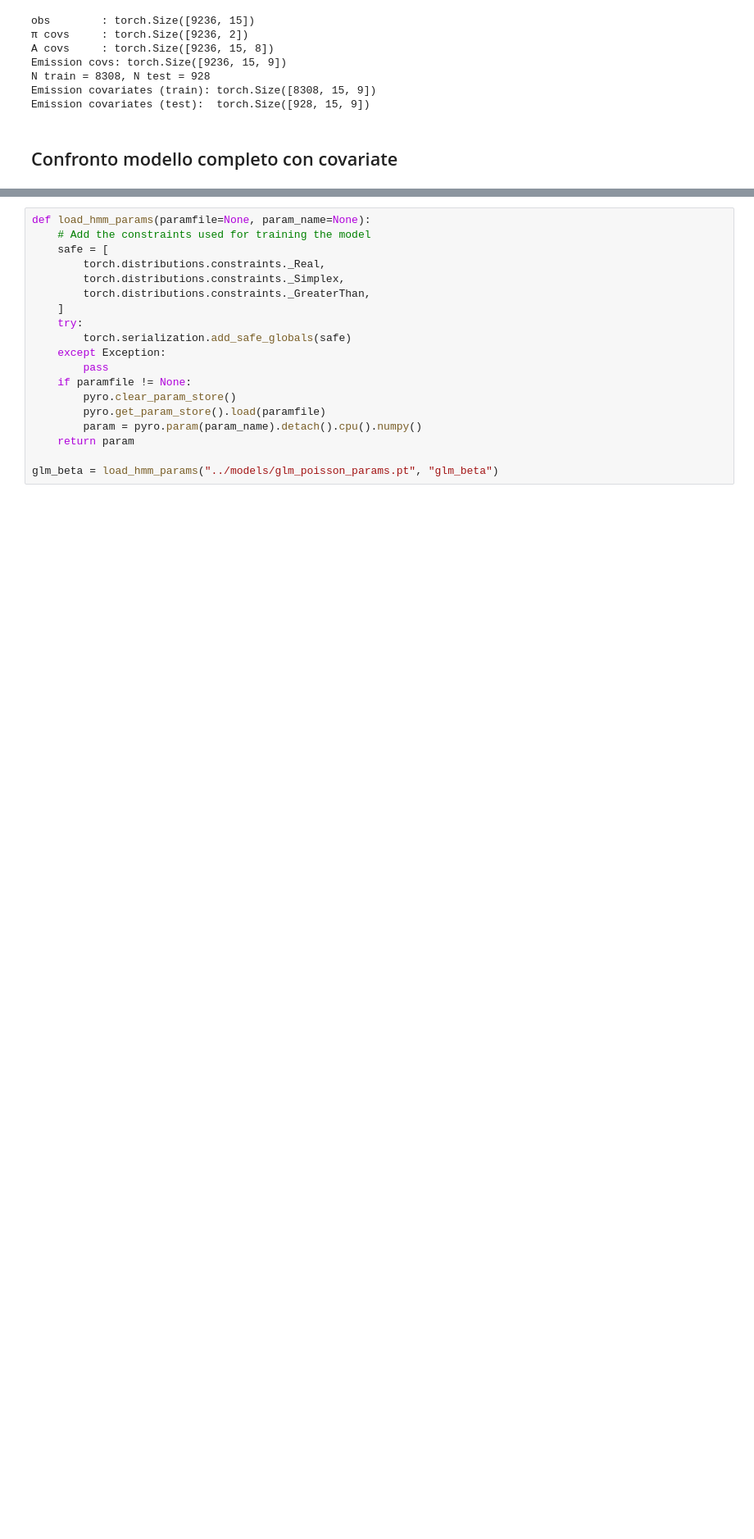
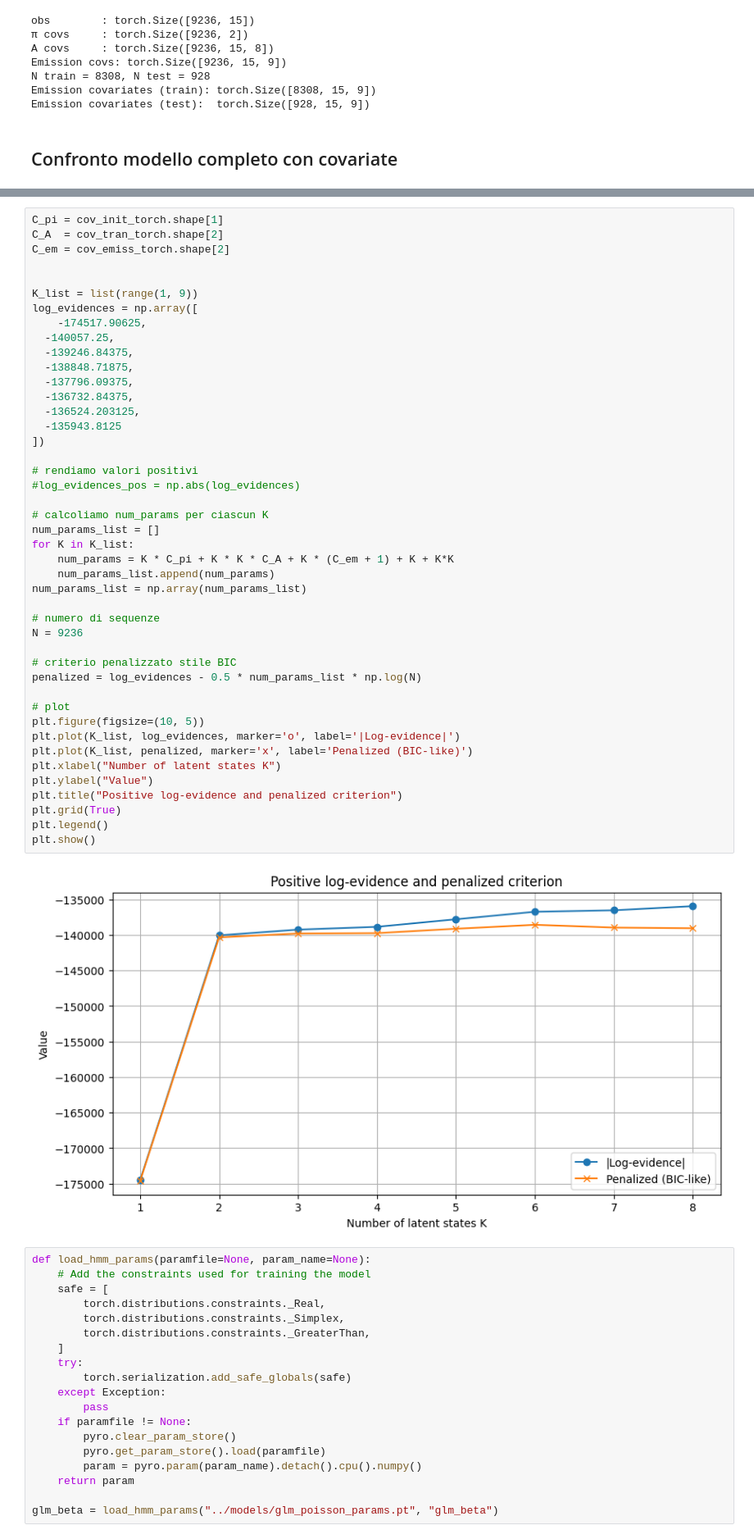
Before and after one commit to erikdeluca/Blood-Donors, a Jupyter notebook: notebooks/Number of latent state 2.ipynb, the cells around one changed output, grey strips where cells are left out. Shown at 82% size. Cells and saved outputs as stored; diff of their text form; blank space fills up the shorter version.

```diff
--- a/notebooks/Number of latent state 2.ipynb
+++ b/notebooks/Number of latent state 2.ipynb
@@ -744,3 +611,49 @@ step   90: loss=10650.430
+# %%
+C_pi = cov_init_torch.shape[1]
+C_A  = cov_tran_torch.shape[2]
+C_em = cov_emiss_torch.shape[2]
+
+
+K_list = list(range(1, 9))
+log_evidences = np.array([
+    -174517.90625,
+  -140057.25,
+  -139246.84375,
+  -138848.71875,
+  -137796.09375,
+  -136732.84375,
+  -136524.203125,
+  -135943.8125
+])
+
+# rendiamo valori positivi
+#log_evidences_pos = np.abs(log_evidences)
+
+# calcoliamo num_params per ciascun K
+num_params_list = []
+for K in K_list:
+    num_params = K * C_pi + K * K * C_A + K * (C_em + 1) + K + K*K
+    num_params_list.append(num_params)
+num_params_list = np.array(num_params_list)
+
+# numero di sequenze
+N = 9236
+
+# criterio penalizzato stile BIC
+penalized = log_evidences - 0.5 * num_params_list * np.log(N)
+
+# plot
+plt.figure(figsize=(10, 5))
+plt.plot(K_list, log_evidences, marker='o', label='|Log-evidence|')
+plt.plot(K_list, penalized, marker='x', label='Penalized (BIC-like)')
+plt.xlabel("Number of latent states K")
+plt.ylabel("Value")
+plt.title("Positive log-evidence and penalized criterion")
+plt.grid(True)
+plt.legend()
+plt.show()
+# %% [output]
+[figure, added]
 # %%
 def load_hmm_params(paramfile=None, param_name=None):
     # Add the constraints used for training the model
```
Also changed, not shown: parts of 29 cells of this notebook, 8 other files.
